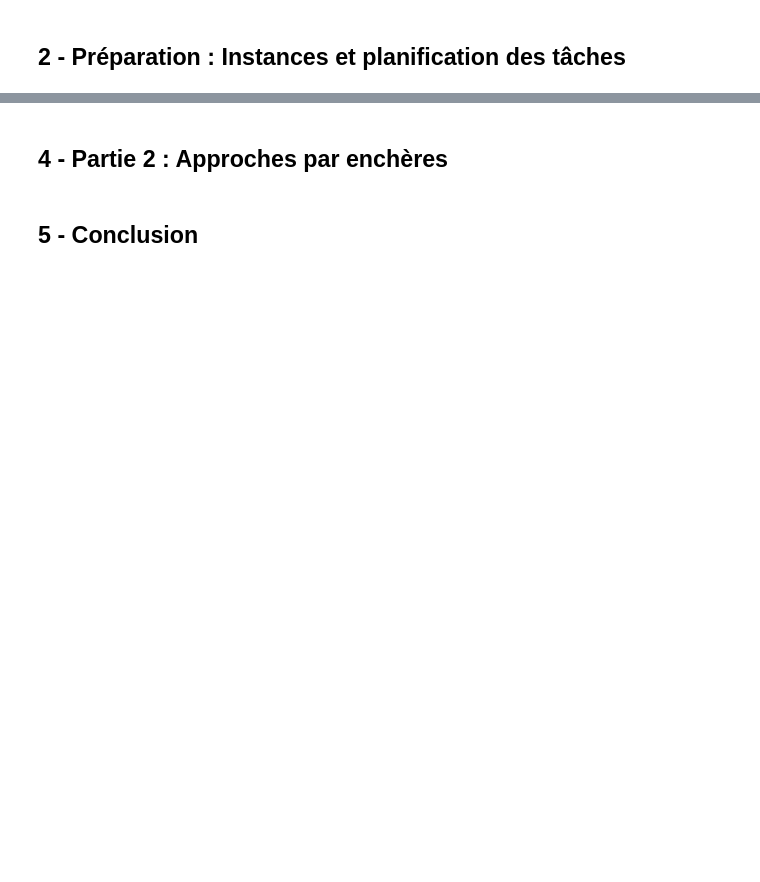
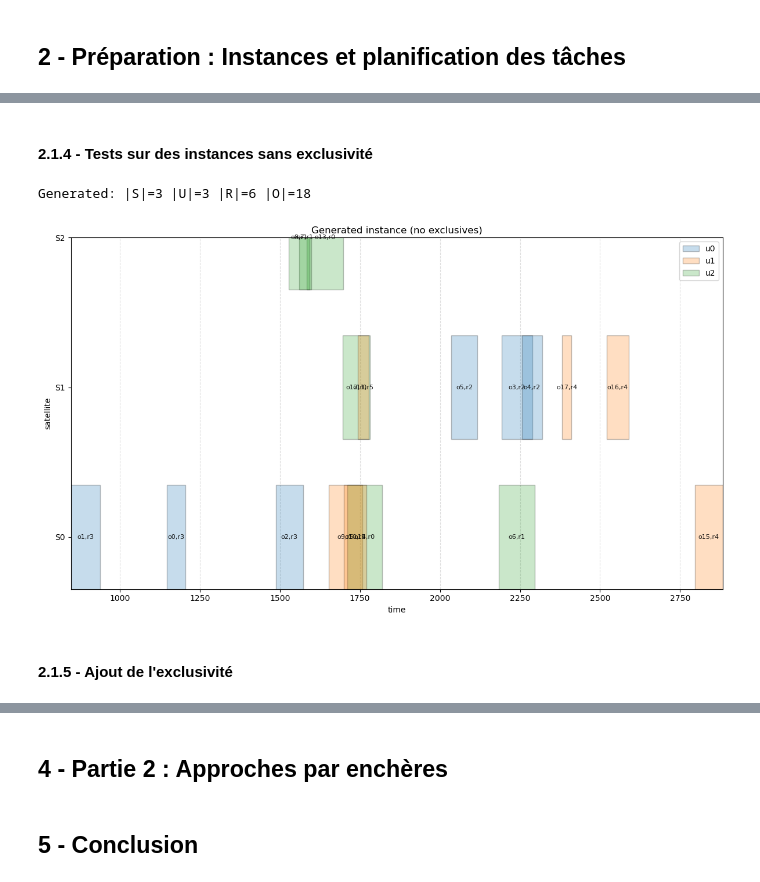
Before and after one commit to Melluchi/COCOMA, a Jupyter notebook: Projet_COCOMA.ipynb, the cells around one changed output, grey strips where cells are left out. Drawn from its saved outputs; the diff is of its cells as text; code cells hidden in the pictures; blank space fills up the shorter version.

```diff
--- a/Projet_COCOMA.ipynb
+++ b/Projet_COCOMA.ipynb
@@ -21,0 +46,6 @@
+# %%
+class User :
+    def __init__(self, u_id : int, e : set[tuple['Satellite', float, float]], p : int):
+        self.u_id = u_id
+        self.e = e
+        self.p = p
@@ -21,0 +203,21 @@
+# %%
+def generate_requests(users, nb_requests_per_user, horizon, d_min, d_max, r_min, r_max, max_tries=10000):
+    R = set()
+    r_id = 0
+
+    for u in users :
+        for i in range(nb_requests_per_user) :
+            for j in range(max_tries) :
+                d = random.uniform(d_min, d_max)
+                start = random.uniform(0.0, horizon - d)
+                end = start + random.uniform(d, horizon - start)
+                reward = random.uniform(r_min, r_max)
+                p = 0 # A MODIFIER : pas encore bien compris ce que c'est
+
+                r = Request(r_id=r_id, t_start=start, t_end=end, duration=d, reward=reward, p=p, u=u, thetas=[],)
+
+                if constraints_requests(r, users) == [] :
+                    R.add(r)
+                    r_id += 1
+                    break
+    return R
@@ -21,0 +254,5 @@
+# %%
+def generate_EOSCSP(i, satellites, users, requests, observations):
+    return EOSCSP(eoscsp_id=i, S=satellites, U=users, R=requests, O=observations)
+# %% [markdown]
+#### 2.1.4 - Tests sur des instances sans exclusivité
@@ -21,0 +475,19 @@
+# %%
+horizon = 3000.0
+
+satellites = generate_satellites(3, horizon, 100, 200)
+users = generate_users(3)
+requests = generate_requests(users, 2, horizon, 5.0, 15.0, 1.0, 50.0)
+observations = generate_observations(satellites, users, requests, 3, 30.0, 120.0)
+
+eoscsp_1 = generate_EOSCSP(0, satellites, users, requests, observations)
+
+print(f"Generated: |S|={len(satellites)} |U|={len(users)} |R|={len(requests)} |O|={len(observations)}")
+# %% [output]
+Generated: |S|=3 |U|=3 |R|=6 |O|=18
+# %%
+plot_eoscsp_windows(eoscsp_1, title="Generated instance (no exclusives)")
+# %% [output]
+[figure, added]
+# %% [markdown]
+#### 2.1.5 - Ajout de l'exclusivité
```
Also changed, not shown: parts of 47 cells of this notebook.
